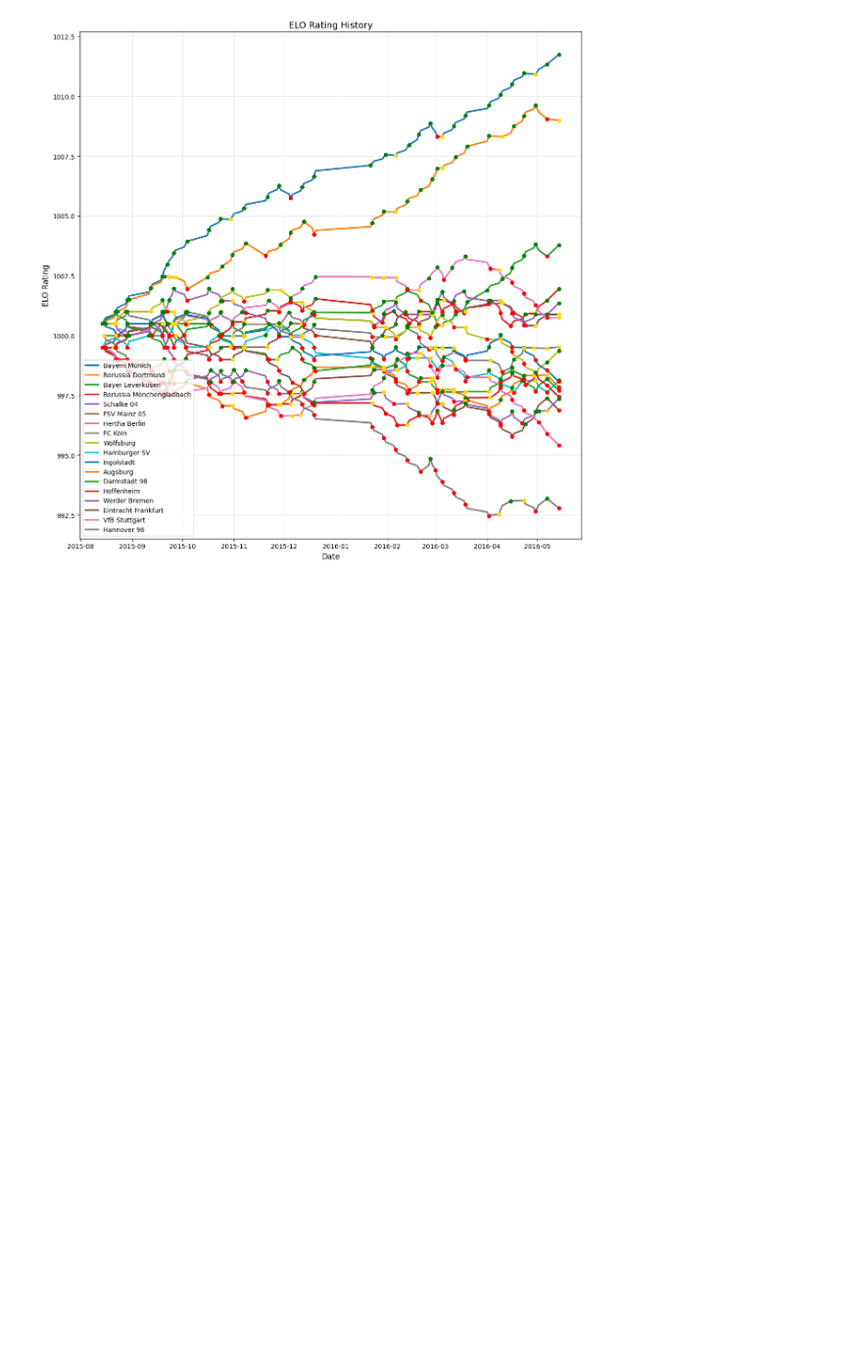
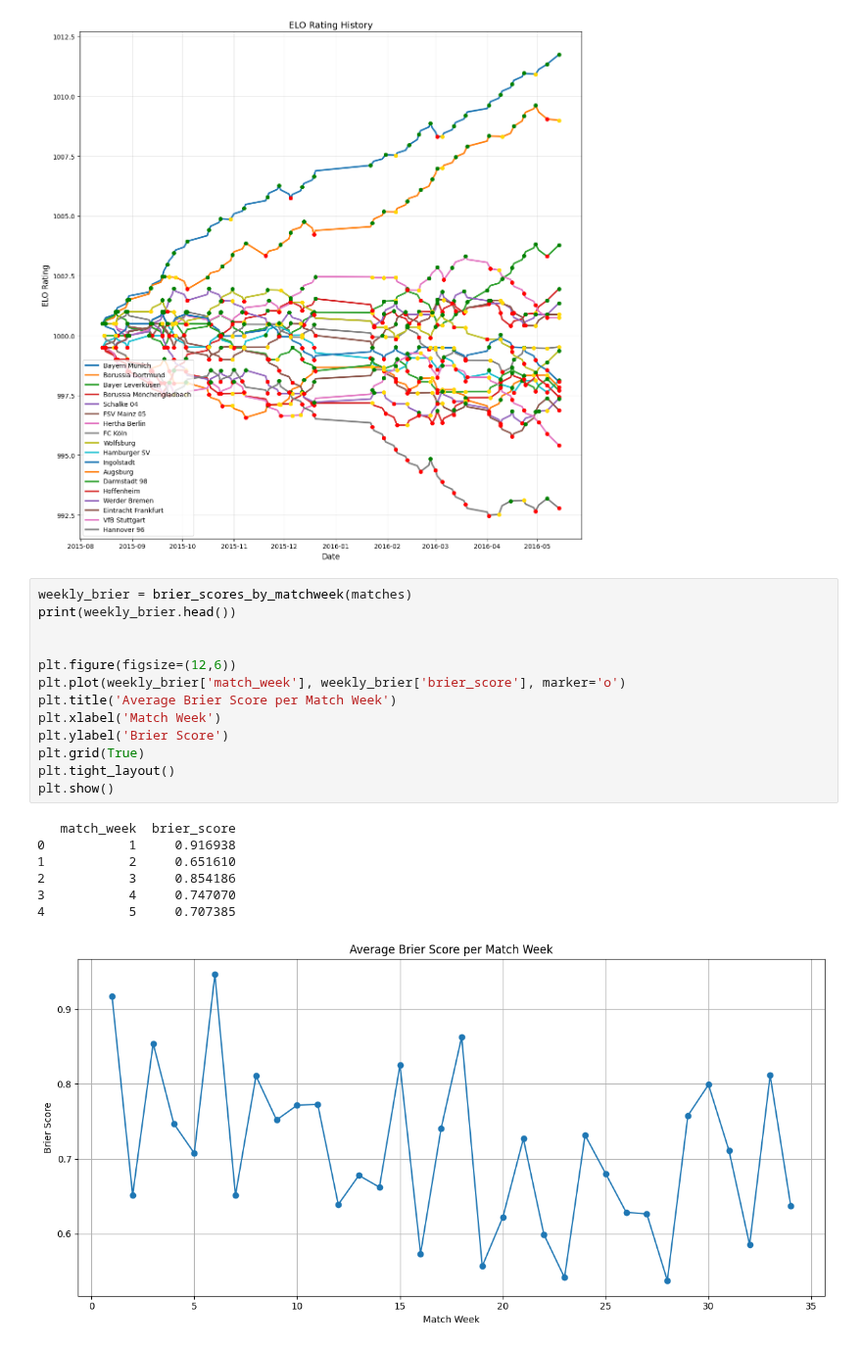
Before and after one commit to MaxPrinz98/FootballDSAI, a Jupyter notebook: Create_Elo_Clean.ipynb, the cells around one changed output. Shown at 98% size. Drawn from its saved outputs; the diff is of its cells as text; blank space fills up the shorter version.

Commit message:
brier score added

```diff
--- a/Create_Elo_Clean.ipynb
+++ b/Create_Elo_Clean.ipynb
@@ -161,3 +166,24 @@ plt.tight_layout()
 plt.show()
 # %% [output]
 [figure]
+# %%
+weekly_brier = brier_scores_by_matchweek(matches)
+print(weekly_brier.head())
+
+
+plt.figure(figsize=(12,6))
+plt.plot(weekly_brier['match_week'], weekly_brier['brier_score'], marker='o')
+plt.title('Average Brier Score per Match Week')
+plt.xlabel('Match Week')
+plt.ylabel('Brier Score')
+plt.grid(True)
+plt.tight_layout()
+plt.show()
+# %% [output]
+   match_week  brier_score
+0           1     0.916938
+1           2     0.651610
+2           3     0.854186
+3           4     0.747070
+4           5     0.707385
+[figure, added]
```
Also changed, not shown: parts of 2 cells of this notebook, 3 other files.
